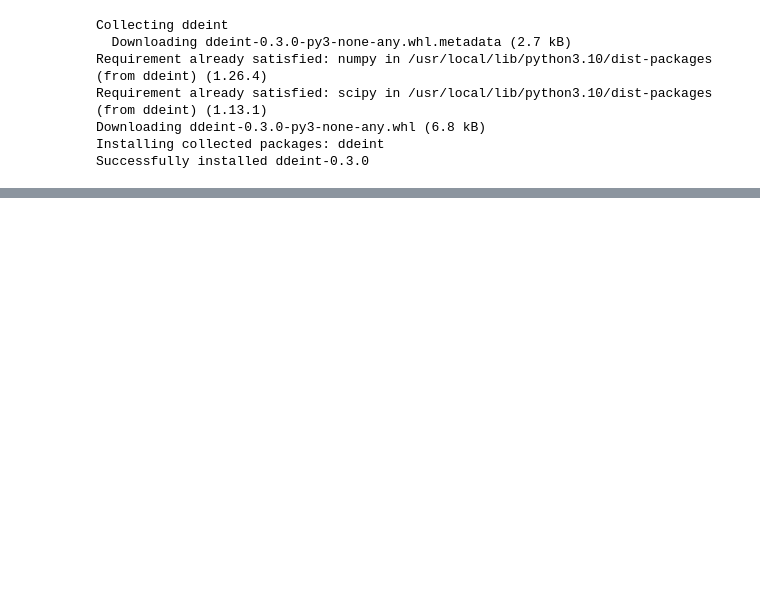
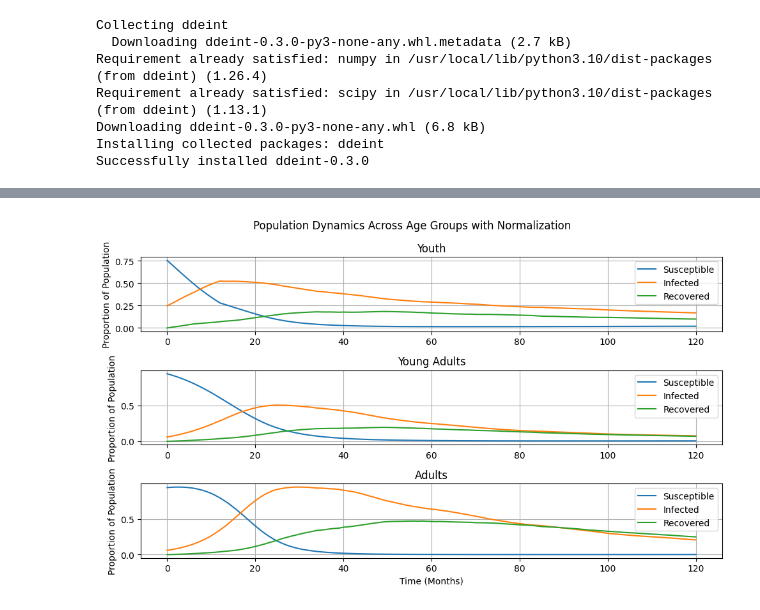
Before and after one commit to revak18/nicotine_use_mathmodel, a Jupyter notebook: NicotineUse_SIR_DDE_Model.ipynb, the cells around one changed output, grey strips where cells are left out. Drawn from its saved outputs; the diff is of its cells as text; code cells hidden in the pictures; blank space fills up the shorter version.

```diff
--- a/NicotineUse_SIR_DDE_Model.ipynb
+++ b/NicotineUse_SIR_DDE_Model.ipynb
@@ -240,0 +644,39 @@ plt.show()
+# %%
+# Plotting results
+plt.figure(figsize=(10, 6))
+# Subplot for Youth
+plt.subplot(3, 1, 1)
+plt.plot(t, sol[:, 0], label='Susceptible')
+plt.plot(t, sol[:, 1], label='Infected')
+plt.plot(t, sol[:, 2], label='Recovered')
+plt.title('Youth')
+plt.ylabel('Proportion of Population')
+plt.legend()
+plt.grid(True)
+
+# Subplot for Young Adults
+plt.subplot(3, 1, 2)
+plt.plot(t, sol[:, 3], label='Susceptible')
+plt.plot(t, sol[:, 4], label='Infected')
+plt.plot(t, sol[:, 5], label='Recovered')
+plt.title('Young Adults')
+plt.ylabel('Proportion of Population')
+plt.legend()
+plt.grid(True)
+
+# Subplot for Adults
+plt.subplot(3, 1, 3)
+plt.plot(t, sol[:, 6], label='Susceptible')
+plt.plot(t, sol[:, 7], label='Infected')
+plt.plot(t, sol[:, 8], label='Recovered')
+plt.title('Adults')
+plt.xlabel('Time (Months)')
+plt.ylabel('Proportion of Population')
+plt.legend()
+plt.grid(True)
+
+plt.suptitle('Population Dynamics Across Age Groups with Normalization')
+plt.tight_layout()
+plt.show()
+# %% [output]
+[figure, added]
```
Also changed, not shown: parts of 11 cells of this notebook.
